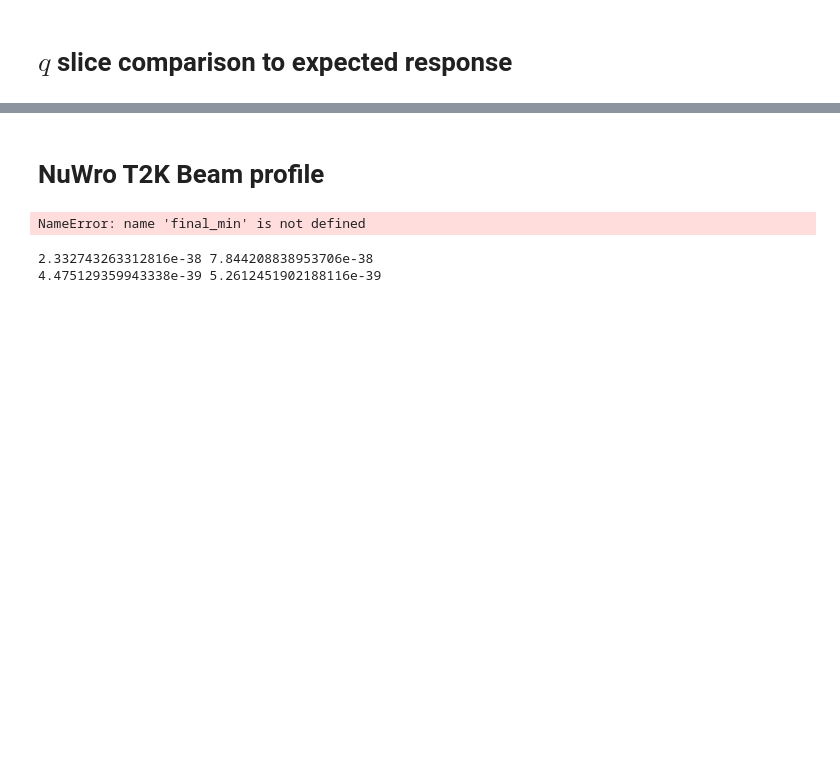
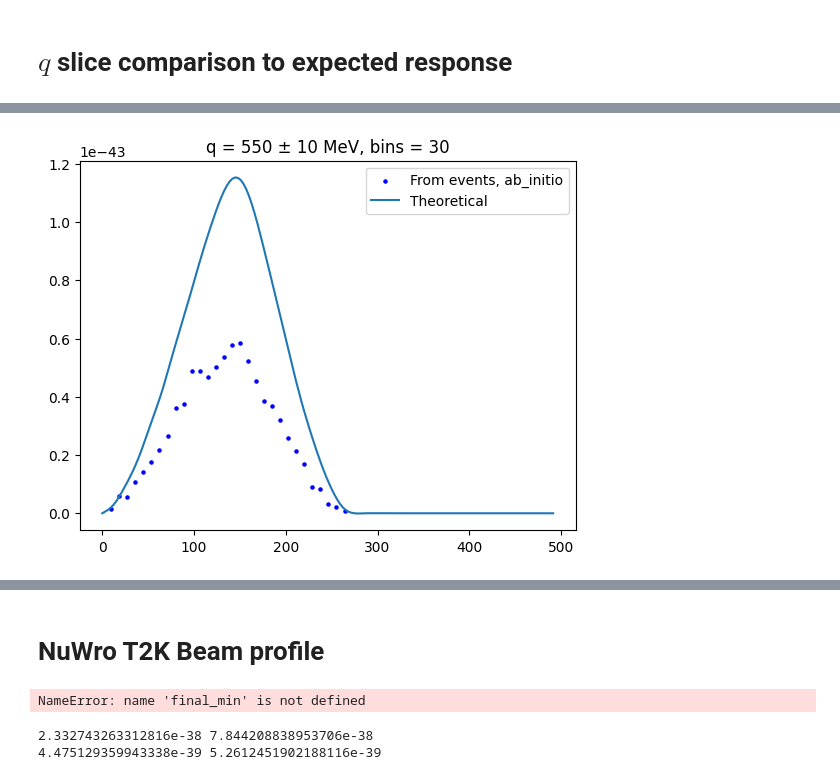
Before and after one commit to grufkork/neutrino_bsc_26, a Jupyter notebook: root-demo.ipynb, the cells around one changed output, grey strips where cells are left out. Drawn from its saved outputs; the diff is of its cells as text; code cells hidden in the pictures; blank space fills up the shorter version.

```diff
--- a/root-demo.ipynb
+++ b/root-demo.ipynb
@@ -105,3 +105,85 @@ centimeter = 10 * millimeter
 centimeter2 = centimeter ** 2
 cm2 = centimeter2
 G = 1.16639 * 1E-5 / (GeV * GeV)
+
+def q_to_costheta(q, w, eps):
+    # q^2 = k^2 + k'^2 - 2kk'cos(theta)
+    # cos(theta) = (k^2 + k'^2 - q^2) / (2kk')
+    k = eps
+    kp = eps - w
+    cos_theta = (k**2 + kp**2 - q**2) / (2 * k * kp)
+    return cos_theta
+# %%
+target_costheta = np.cos(30 * np.pi / 180) # q for which to plot
+costheta_delta = 5 # how wide the q slice should be
+
+# Mathematical differential cross section calculation ------
+eps = 600 # Beam energy
+#muon mass
+m_l = 105.66
+
+# omega = test_x
+omega = np.linspace(0, 600, 200)
+eps_prim = eps - omega
+k = eps
+k_prim = np.sqrt(eps_prim**2 - m_l**2)
+
+Q_sq = target_q**2 - omega**2
+
+costheta = q_to_costheta(target_costheta, omega, eps)
+
+v00 = 2 * eps * eps_prim * ( 1 + k_prim/eps_prim * costheta )
+vzz = omega**2 / target_q**2 * (m_l ** 2 + v00) + m_l**2 / target_q**2 * (m_l**2 + 2 * omega * (eps + eps_prim) + target_q**2)
+v0z = omega / target_q * (m_l**2 + v00) + m_l**2 / target_q * (eps + eps_prim)
+vxx = Q_sq + Q_sq * (m_l**2 + v00) / (2 * target_q**2) - m_l**2 / target_q**2 * (m_l**2 / 2 + omega * (eps + eps_prim))
+vxy = Q_sq * (eps + eps_prim) / target_q - m_l**2 * omega / target_q
+# r00 r0z rzz rxx rxy
+coeffs = np.array([v00, -v0z, vzz, vxx, -vxy])
+
+nrf_vals = np.array([
+    funcs[0]((target_q, omega)),
+    funcs[1]((target_q, omega)),
+    funcs[2]((target_q, omega)),
+    funcs[3]((target_q, omega)),
+    funcs[4]((target_q, omega)),
+])
+cross_section = np.nan_to_num(np.sum(nrf_vals * coeffs, axis=0)) * G**2 / (8 * np.pi**2) * (k_prim) / (eps) / cm2
+
+# q^2 = k^2 + k'^2 - 2kk'cos(theta)
+# 2q dq = -2kk' d cos(theta)
+# d cos(theta)/dq = -q / (kk')
+
+jakobian = target_q / (k * k_prim)
+cross_section *= jakobian
+
+# Differential cross section from events ------
+bincount = 30
+
+def plot_xsec_from_events(qvals, wvals, label, colour, avgweight):
+    mask = np.abs(qvals - target_q) < q_delta
+
+    counts, bins = np.histogram(wvals[mask], bins=bincount)
+    dq = q_delta * 2
+    dw = bins[1] - bins[0]
+
+    xsec = avgweight * counts / (dw * dq) / len(qvals)
+    eps_prim_bins = eps - bins[:-1]
+    k_prim_bins = np.sqrt(eps_prim_bins**2 - m_l**2)
+    # xsec *= target_q * (k * k_prim_bins)
+
+    plt.scatter(bins[:-1], xsec, label=f"From events, {label}", color=colour, s=5)
+
+plot_xsec_from_events(q_vals, omega_vals, "ab_initio", "blue", weights[0])
+# plot_xsec_from_events(q_vals_qel, omega_vals_qel, "qelevent1", "red", weights_qel[0])
+
+plt.Figure(figsize=(10,6), dpi=300)
+
+
+# plt.plot(omega + 34, cross_section / (np.max(cross_section)), label="In python")
+plt.plot(omega, cross_section, label="Theoretical")
+
+plt.title(f"q = {target_q} ± {q_delta} MeV, bins = {bincount}")
+plt.legend()
+# plt.xlim(0, 400)
+# plt.ylim(-0.01, 0.01)
+# %% [output]
@@ -108 +191,2 @@ G = 1.16639 * 1E-5 / (GeV * GeV)
+[figure, added]
 # %%
```
Also changed, not shown: parts of 4 cells of this notebook.
